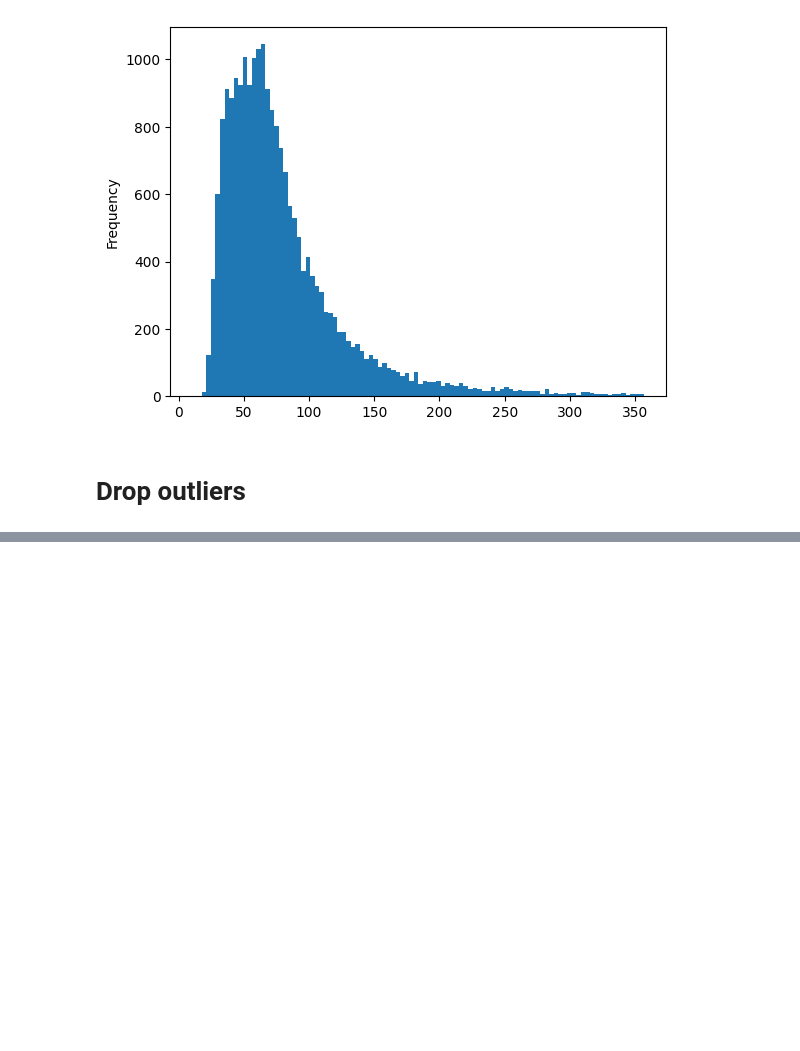
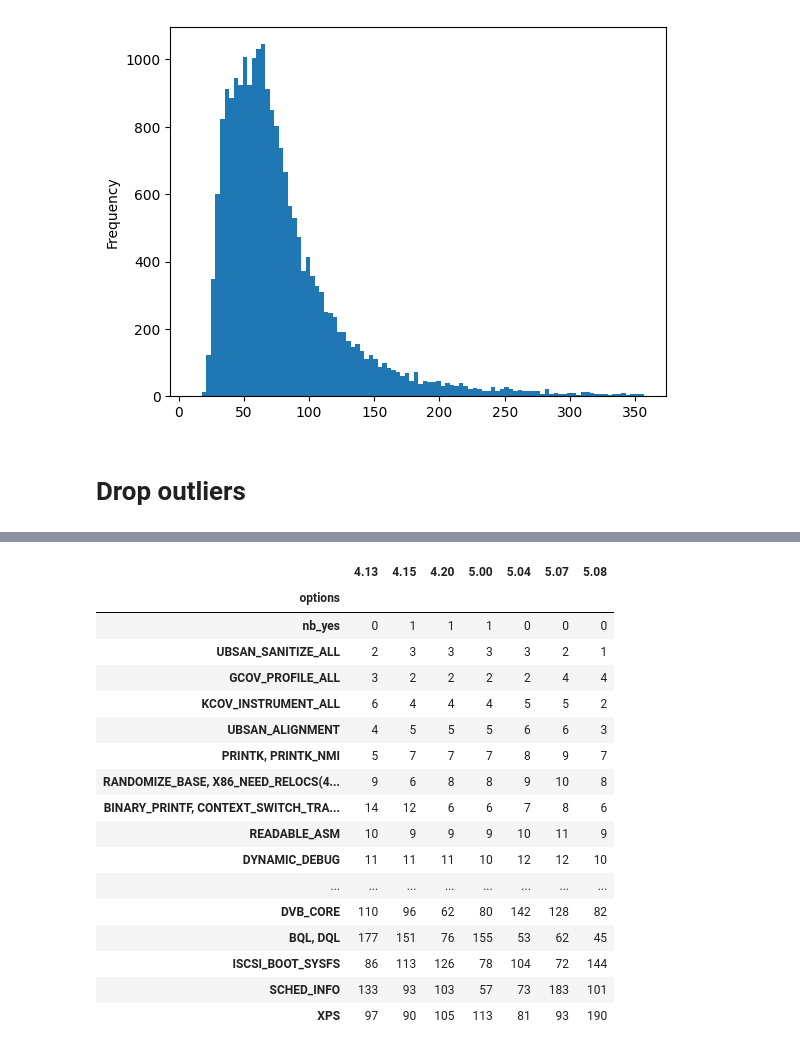
Before and after one commit to TuxML/tuxai, a Jupyter notebook: notebooks/2023_01_26.ipynb, the cells around one changed output, grey strips where cells are left out. Saved outputs shown, nothing was run; the diff lists cells and outputs as text; code cells hidden in the pictures; blank space fills up the shorter version.

```diff
--- a/notebooks/2023_01_26.ipynb
+++ b/notebooks/2023_01_26.ipynb
@@ -186,0 +408,5 @@ df_ai
+# %%
+fir = FeatureImportanceReport(use_cache="fi_const_2023", drop_outliers=True)
+df_ai_comp = fir.options_always_importants(target="GZIP-vmlinux", rank=200,collinearity=True, merge_groups=True, allow_version_gap=False).set_index("options")
+df_ai_comp
+# %% [output]
@@ -186,0 +414,18 @@ df_ai
+|  | 4.13 | 4.15 | 4.20 | 5.00 | 5.04 | 5.07 | 5.08 |
+| options |  |  |  |  |  |  |  |
+| nb_yes | 0 | 1 | 1 | 1 | 0 | 0 | 0 |
+| UBSAN_SANITIZE_ALL | 2 | 3 | 3 | 3 | 3 | 2 | 1 |
+| GCOV_PROFILE_ALL | 3 | 2 | 2 | 2 | 2 | 4 | 4 |
+| KCOV_INSTRUMENT_ALL | 6 | 4 | 4 | 4 | 5 | 5 | 2 |
+| UBSAN_ALIGNMENT | 4 | 5 | 5 | 5 | 6 | 6 | 3 |
+| PRINTK, PRINTK_NMI | 5 | 7 | 7 | 7 | 8 | 9 | 7 |
+| RANDOMIZE_BASE, X86_NEED_RELOCS(4... | 9 | 6 | 8 | 8 | 9 | 10 | 8 |
+| BINARY_PRINTF, CONTEXT_SWITCH_TRA... | 14 | 12 | 6 | 6 | 7 | 8 | 6 |
+| READABLE_ASM | 10 | 9 | 9 | 9 | 10 | 11 | 9 |
+| DYNAMIC_DEBUG | 11 | 11 | 11 | 10 | 12 | 12 | 10 |
+| ... | ... | ... | ... | ... | ... | ... | ... |
+| DVB_CORE | 110 | 96 | 62 | 80 | 142 | 128 | 82 |
+| BQL, DQL | 177 | 151 | 76 | 155 | 53 | 62 | 45 |
+| ISCSI_BOOT_SYSFS | 86 | 113 | 126 | 78 | 104 | 72 | 144 |
+| SCHED_INFO | 133 | 93 | 103 | 57 | 73 | 183 | 101 |
+| XPS | 97 | 90 | 105 | 113 | 81 | 93 | 190 |
```
Also changed, not shown: parts of 12 cells of this notebook.
